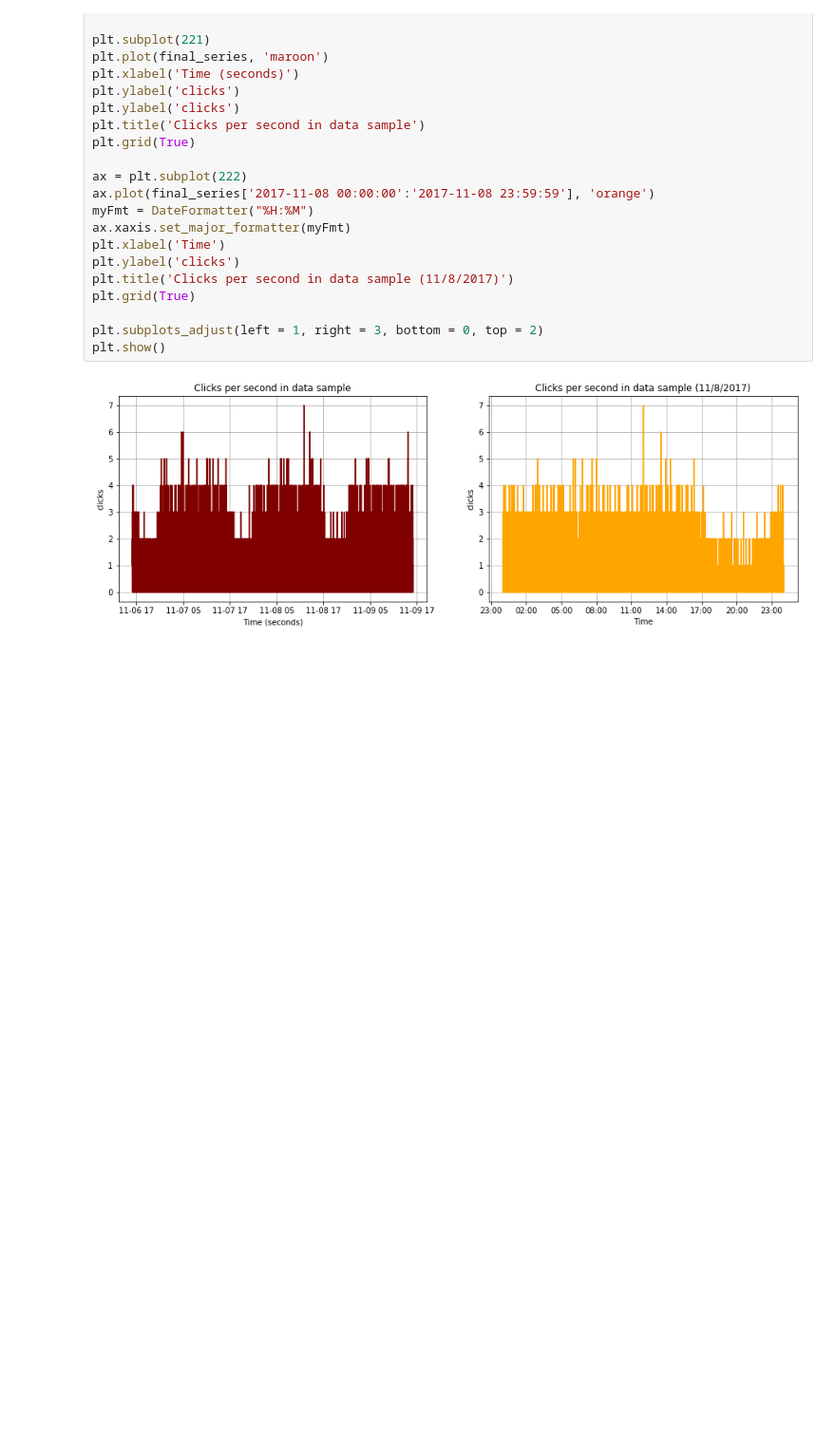
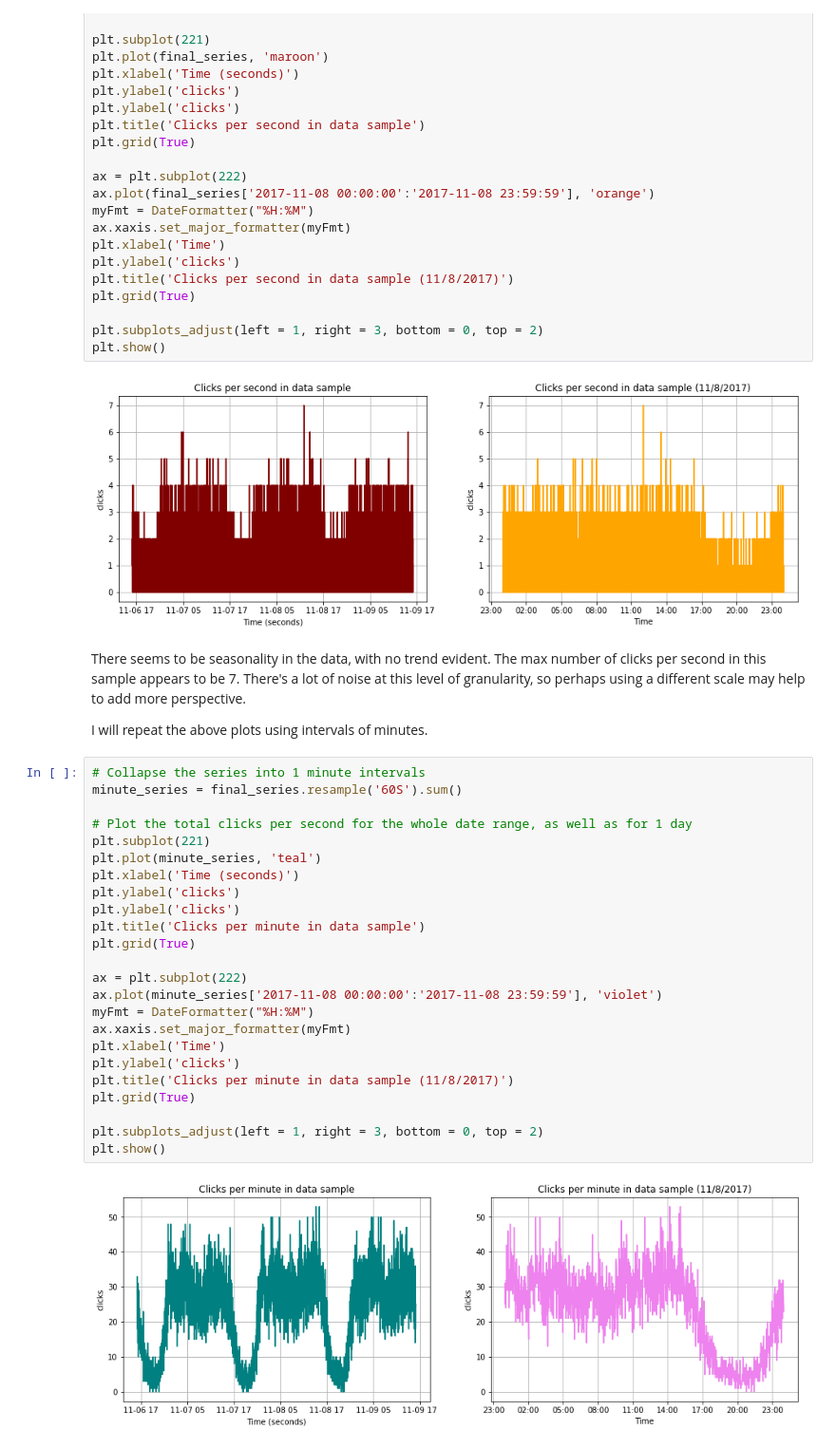
Before and after one commit to SKhubba/adfraud_detection, a Jupyter notebook: EDA.ipynb, the cells around one changed output. Shown at 95% size. Saved outputs shown, nothing was run; the diff lists cells and outputs as text; blank space fills up the shorter version.

```diff
--- a/EDA.ipynb
+++ b/EDA.ipynb
@@ -183,3 +183,33 @@ plt.subplots_adjust(left = 1, right = 3, bottom = 0, top = 2)
 plt.show()
 # %% [output]
 [figure]
+# %% [markdown]
+There seems to be seasonality in the data, with no trend evident. The max number of clicks per second in this sample appears to be 7. There's a lot of noise at this level of granularity, so perhaps using a different scale may help to add more perspective.
+
+I will repeat the above plots using intervals of minutes.
+# %%
+# Collapse the series into 1 minute intervals
+minute_series = final_series.resample('60S').sum()
+
+# Plot the total clicks per second for the whole date range, as well as for 1 day
+plt.subplot(221)
+plt.plot(minute_series, 'teal')
+plt.xlabel('Time (seconds)')
+plt.ylabel('clicks')
+plt.ylabel('clicks')
+plt.title('Clicks per minute in data sample')
+plt.grid(True)
+
+ax = plt.subplot(222)
+ax.plot(minute_series['2017-11-08 00:00:00':'2017-11-08 23:59:59'], 'violet')
+myFmt = DateFormatter("%H:%M")
+ax.xaxis.set_major_formatter(myFmt)
+plt.xlabel('Time')
+plt.ylabel('clicks')
+plt.title('Clicks per minute in data sample (11/8/2017)')
+plt.grid(True)
+
+plt.subplots_adjust(left = 1, right = 3, bottom = 0, top = 2)
+plt.show()
+# %% [output]
+[figure, added]
```
Also changed, not shown: parts of 2 cells of this notebook.
